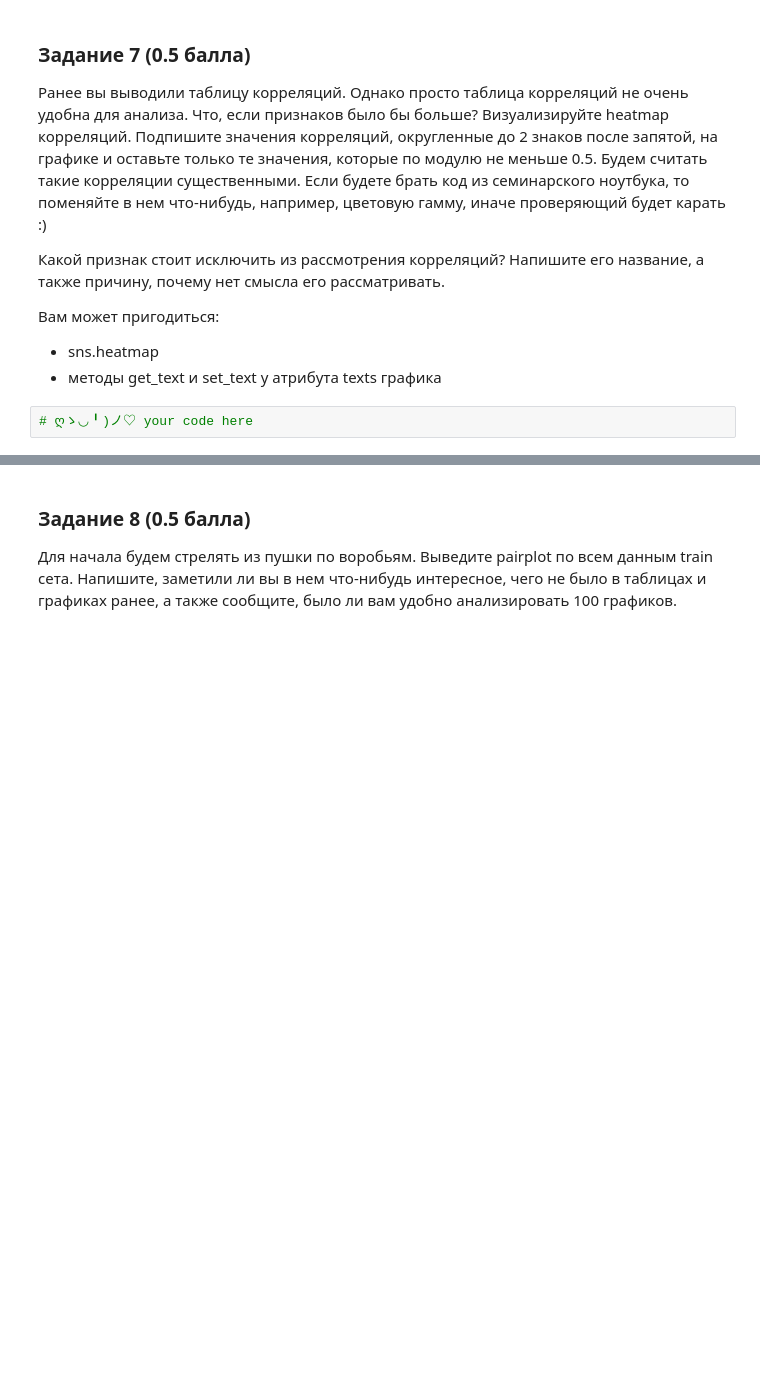
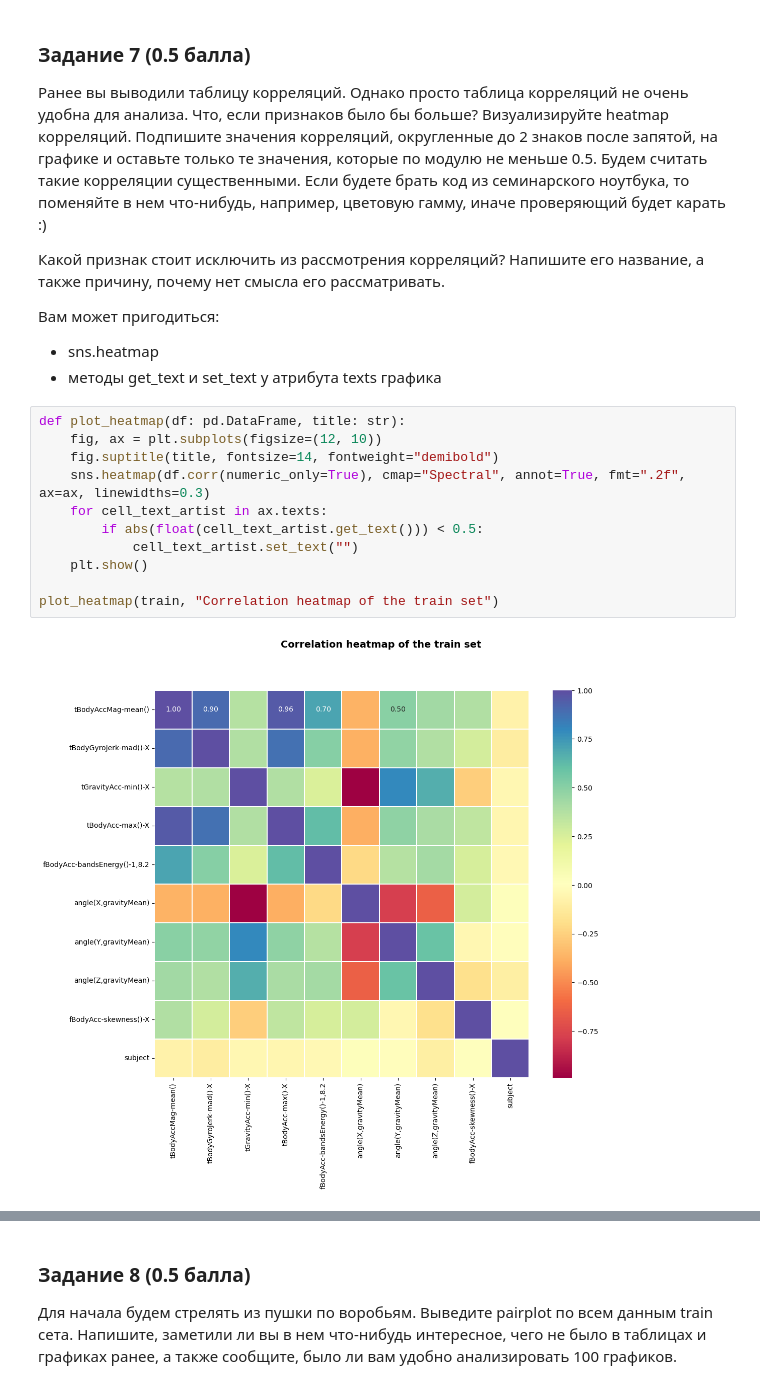
Before and after one commit to i80287/iad-intro-ds, a Jupyter notebook: 2024/homeworks/hw03_eda.ipynb, the cells around one changed output, grey strips where cells are left out. Drawn from its saved outputs; the diff is of its cells as text; blank space fills up the shorter version.

```diff
--- a/2024/homeworks/hw03_eda.ipynb
+++ b/2024/homeworks/hw03_eda.ipynb
@@ -286,5 +384,16 @@ train.corr(numeric_only=True)
 Вам может пригодиться:
 - sns.heatmap
 - методы get_text и set_text у атрибута texts графика
-# %%
-# ღゝ◡╹)ノ♡ your code here
+# %%
+def plot_heatmap(df: pd.DataFrame, title: str):
+    fig, ax = plt.subplots(figsize=(12, 10))
+    fig.suptitle(title, fontsize=14, fontweight="demibold")
+    sns.heatmap(df.corr(numeric_only=True), cmap="Spectral", annot=True, fmt=".2f", ax=ax, linewidths=0.3)
+    for cell_text_artist in ax.texts:
+        if abs(float(cell_text_artist.get_text())) < 0.5:
+            cell_text_artist.set_text("")
+    plt.show()
+
+plot_heatmap(train, "Correlation heatmap of the train set")
+# %% [output]
+[figure, added]
```
Also changed, not shown: parts of 41 cells of this notebook, 2 other files.
